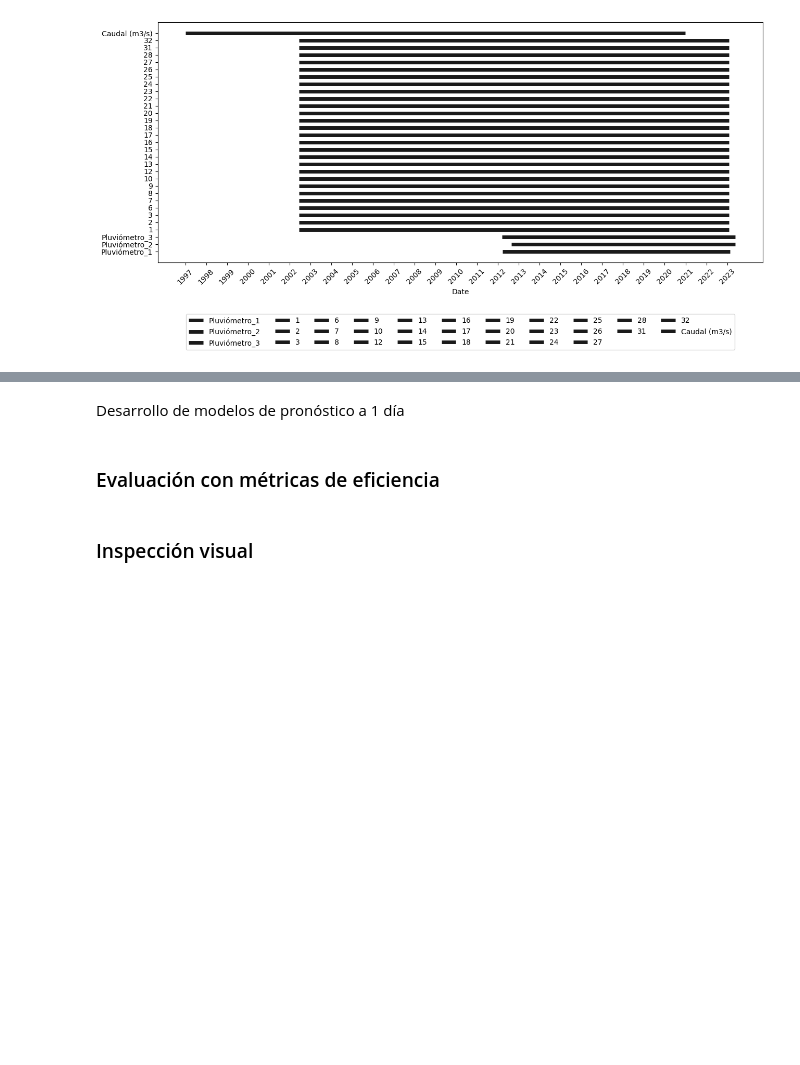
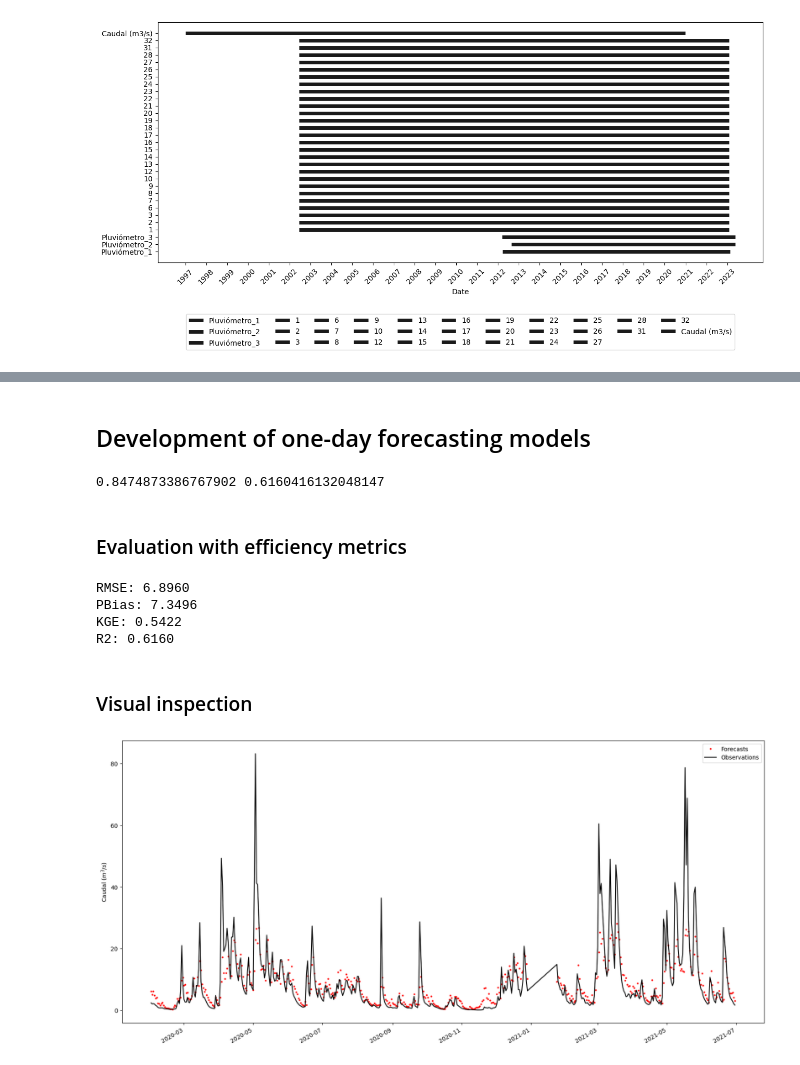
Before and after one commit to paulmunozpauta/Course_ML_hydrological_forecasting, a Jupyter notebook: notebooks/3_ML_forecasting.ipynb, the cells around one changed output, grey strips where cells are left out. Cells and saved outputs as stored; diff of their text form; code cells hidden in the pictures; blank space fills up the shorter version.

```diff
--- a/notebooks/3_ML_forecasting.ipynb
+++ b/notebooks/3_ML_forecasting.ipynb
@@ -938,9 +1190,9 @@ output_data_test
 # %% [markdown]
-Desarrollo de modelos de pronóstico a 1 día
+## Development of one-day forecasting models
 # %%
-ventana_pronostico = 1
-input_data_train_lags, output_data_train_lags= lagged_dataset_pron(input_data_train, 3, output_data_train,15, lead_time=ventana_pronostico)
-input_data_test_lags, output_data_test_lags= lagged_dataset_pron(input_data_test, 3, output_data_test,15, lead_time=ventana_pronostico)
+leadtime = 1
+input_data_train_lags, output_data_train_lags= lagged_dataset_pron(input_data_train, 3, output_data_train,15, lead_time=leadtime)
+input_data_test_lags, output_data_test_lags= lagged_dataset_pron(input_data_test, 3, output_data_test,15, lead_time=leadtime)
 min_samples_splt=10
 min_samples_lf=4
 max_dpth=350
@@ -951,7 +1203,7 @@ regr=RandomForestRegressor(bootstrap=True,min_samples_split=min_samples_splt,
                                min_samples_leaf=min_samples_lf,
                                n_estimators=n_trees,oob_score=True,n_jobs=-1,
                                warm_start=True,random_state=22)
-regr=regr.fit(input_data_train_lags, output_data_train_lags)
+regr=regr.fit(input_data_train_lags, output_data_train_lags.ravel())
 #Prediction on training data
 simulations_data_train_ENSO= regr.predict(input_data_train_lags)
 simulations_data_train_ENSO= np.reshape(simulations_data_train_ENSO, (-1, 1))
@@ -961,35 +1213,44 @@ simulations_data_test_ENSO= np.reshape(simulations_data_test_ENSO, (-1, 1))
 r2_test=regr.score(input_data_test_lags, output_data_test_lags)
 r2_train=regr.score(input_data_train_lags, output_data_train_lags)
 print(r2_train,r2_test)
+# %% [output]
+0.8474873386767902 0.6160416132048147
 # %% [markdown]
-### Evaluación con métricas de eficiencia
+### Evaluation with efficiency metrics
 # %%
 kge, rmse, pbias , r2 = calculate_hydro_metrics(simulations_data_test_ENSO, output_data_test_lags)
 print(f"RMSE: {rmse[0]:.4f}")
 print(f"PBias: {pbias[0]:.4f}")
 print(f"KGE: {kge[0]:.4f}")
 print(f"R2: {r2:.4f}")
+# %% [output]
+RMSE: 6.8960
+PBias: 7.3496
+KGE: 0.5422
+R2: 0.6160
 # %% [markdown]
-### Inspección visual
+### Visual inspection
 # %%
-simulations_data_test_ENSO = pd.DataFrame(simulations_data_test, columns=['Pronósticos'], index=all_data_daily['2019':'2021-06'].index[-len(simulations_data_test):])
-observations_data_test_ENSO = pd.DataFrame(output_data_test_lags, columns=['Observaciones'], index=all_data_daily['2019':'2021-06'].index[-len(output_data_test_lags):])
+simulations_data_test_ENSO = pd.DataFrame(simulations_data_test, columns=['Forecasts'], index=all_data_daily['2019':'2021-06'].index[-len(simulations_data_test):])
+observations_data_test_ENSO = pd.DataFrame(output_data_test_lags, columns=['Observations'], index=all_data_daily['2019':'2021-06'].index[-len(output_data_test_lags):])
 testing_period_ENSO = pd.concat([simulations_data_test_ENSO, observations_data_test_ENSO], axis=1)
 fig, ax= plt.subplots(figsize=(20, 10))
 
 # Assuming testing_period is a pandas DataFrame with labeled columns
-testing_period_ENSO['Pronósticos'].plot(color='red', marker='o', linestyle='', markersize=2)
-testing_period_ENSO['Observaciones'].plot( color='black', linestyle='-')
+testing_period_ENSO['Forecasts'].plot(color='red', marker='o', linestyle='', markersize=2)
+testing_period_ENSO['Observations'].plot( color='black', linestyle='-')
 
 # Adding labels for the legend
 plt.legend(title='Legend Title')
 
 # Adding a label to the y-axis
 plt.ylabel('Caudal ($m^3/s$)')
 
 # Adjusting the position of the legend
 plt.legend()
 plt.show()
+# %% [output]
+[figure, added]
 # %%
 
 # Assuming testing_period is a pandas DataFrame with labeled columns
```
Also changed, not shown: parts of 61 cells of this notebook, 5 other files.
